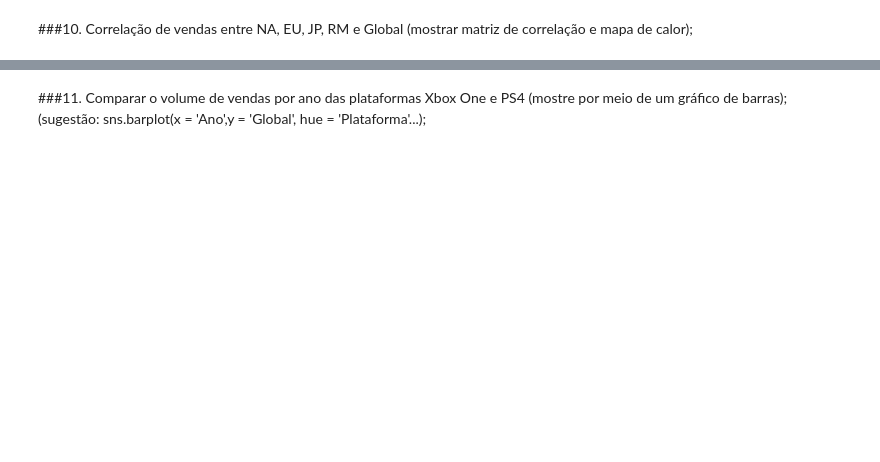
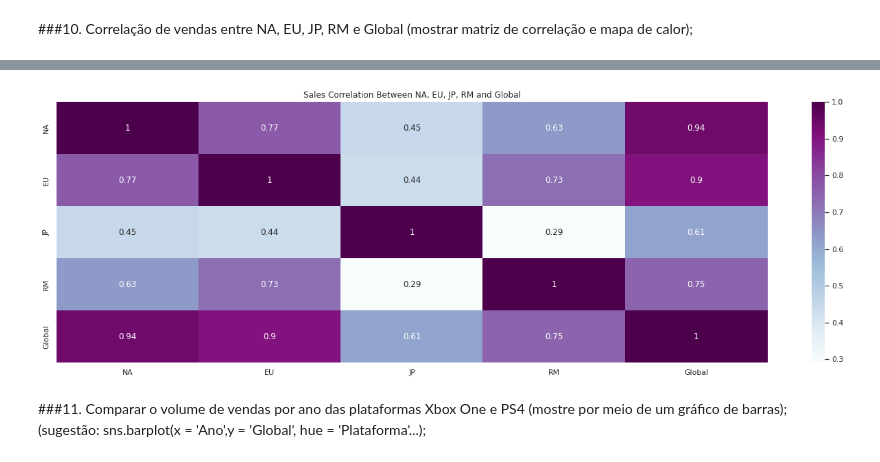
Before and after one commit to nicholascfp/DSBD, a Jupyter notebook: Notebooks/Tarefa_3_6_Nícholas.ipynb, the cells around one changed output, grey strips where cells are left out. Saved outputs shown, nothing was run; the diff lists cells and outputs as text; code cells hidden in the pictures; blank space fills up the shorter version.

```diff
--- a/Notebooks/Tarefa_3_6_Nícholas.ipynb
+++ b/Notebooks/Tarefa_3_6_Nícholas.ipynb
@@ -352,2 +383,5 @@ RM = 8.95 %
 # %% [markdown]
 ###10. Correlação de vendas entre NA, EU, JP, RM e Global (mostrar matriz de correlação e mapa de calor);
+# %%
+correlation = df[['NA', 'EU', 'JP', 'RM', 'Global']].corr()
+correlation
@@ -354,2 +395,9 @@ RM = 8.95 %
+# %%
+sbn.heatmap(correlation, annot=True, cmap="BuPu")
+plt.title('Sales Correlation Between NA, EU, JP, RM and Global')
+plt.subplots_adjust(left = 0, wspace = 1, hspace = 1, bottom = 0)
+plt.show()
+# %% [output]
+[figure, added]
 # %% [markdown]
 ###11. Comparar o volume de vendas por ano das plataformas Xbox One e PS4 (mostre por meio de um gráfico de barras); (sugestão: sns.barplot(x = 'Ano',y = 'Global', hue = 'Plataforma'...);
```
Also changed, not shown: parts of 7 cells of this notebook.
